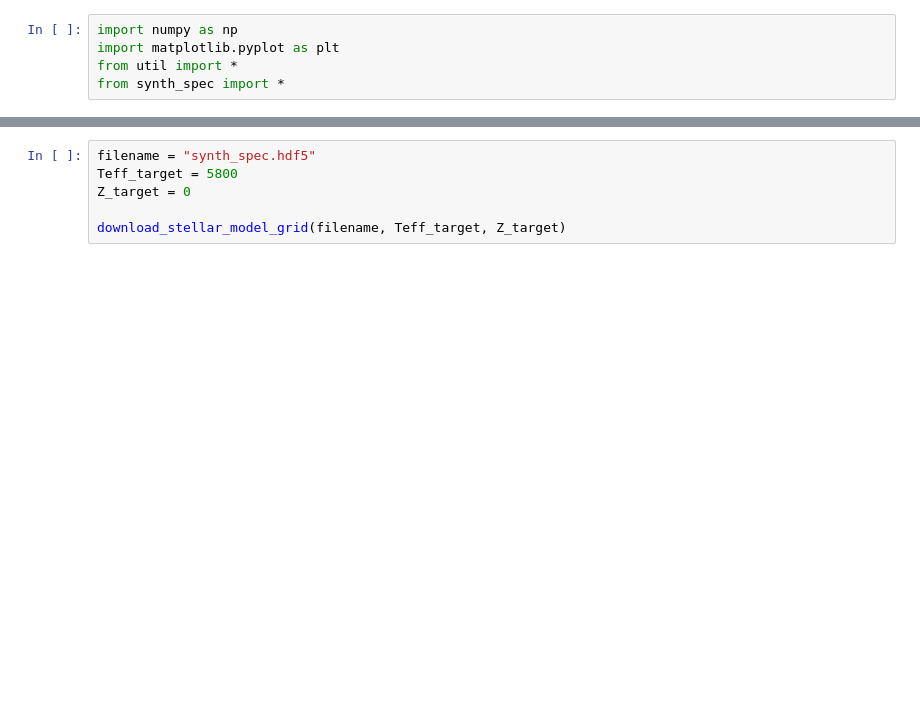
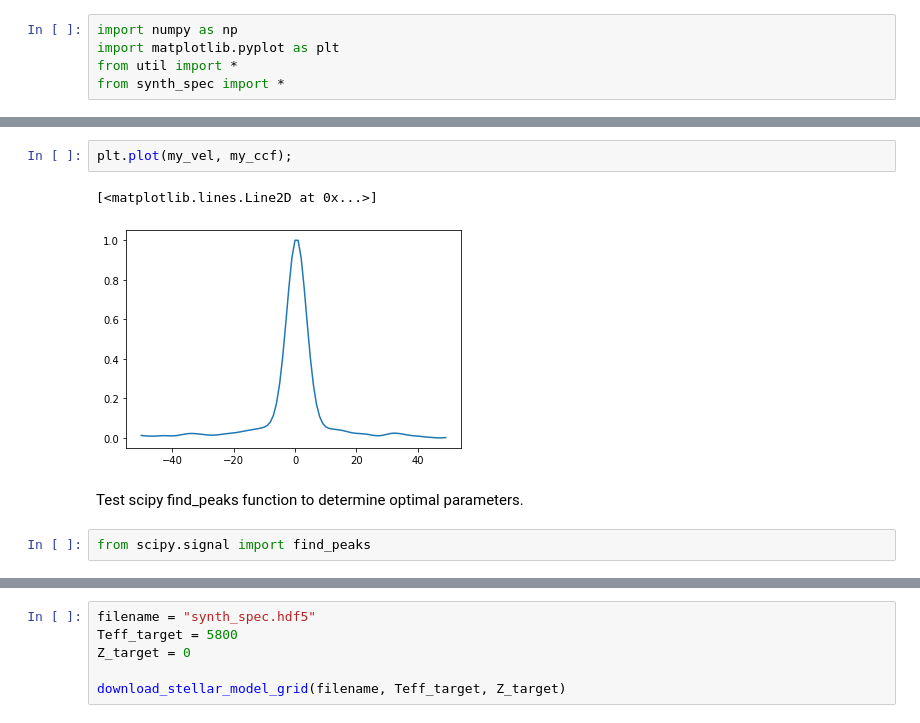
Before and after one commit to stevengiacalone/SB2finder, a Jupyter notebook: src/testing.ipynb, the cells around one changed output, grey strips where cells are left out. Drawn from its saved outputs; the diff is of its cells as text; blank space fills up the shorter version.

```diff
--- a/src/testing.ipynb
+++ b/src/testing.ipynb
@@ -33,0 +142,9 @@ Get synthetic spectrum.
+# %%
+plt.plot(my_vel, my_ccf);
+# %% [output]
+[<matplotlib.lines.Line2D at 0x...>]
+[figure, added]
+# %% [markdown]
+Test scipy find_peaks function to determine optimal parameters.
+# %%
+from scipy.signal import find_peaks
```
Also changed, not shown: parts of 28 cells of this notebook.
